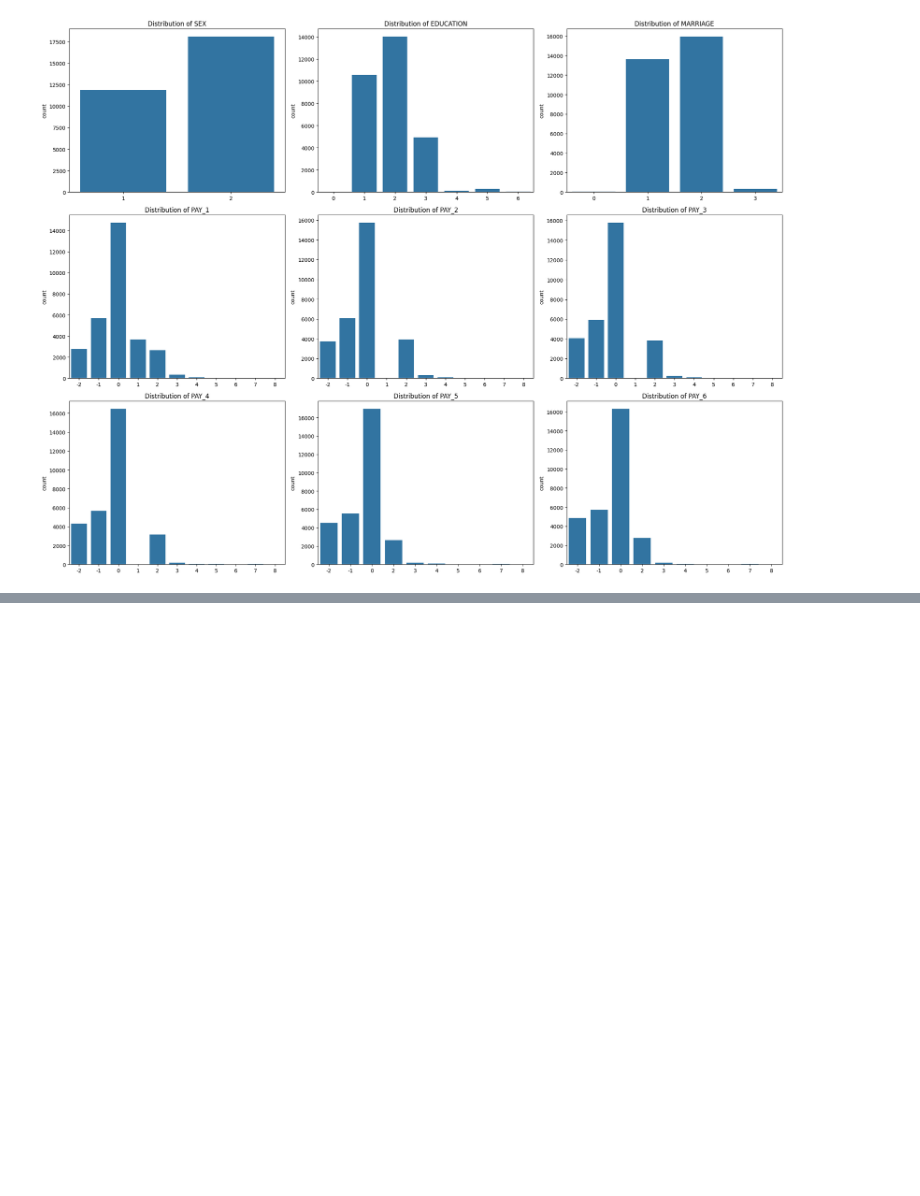
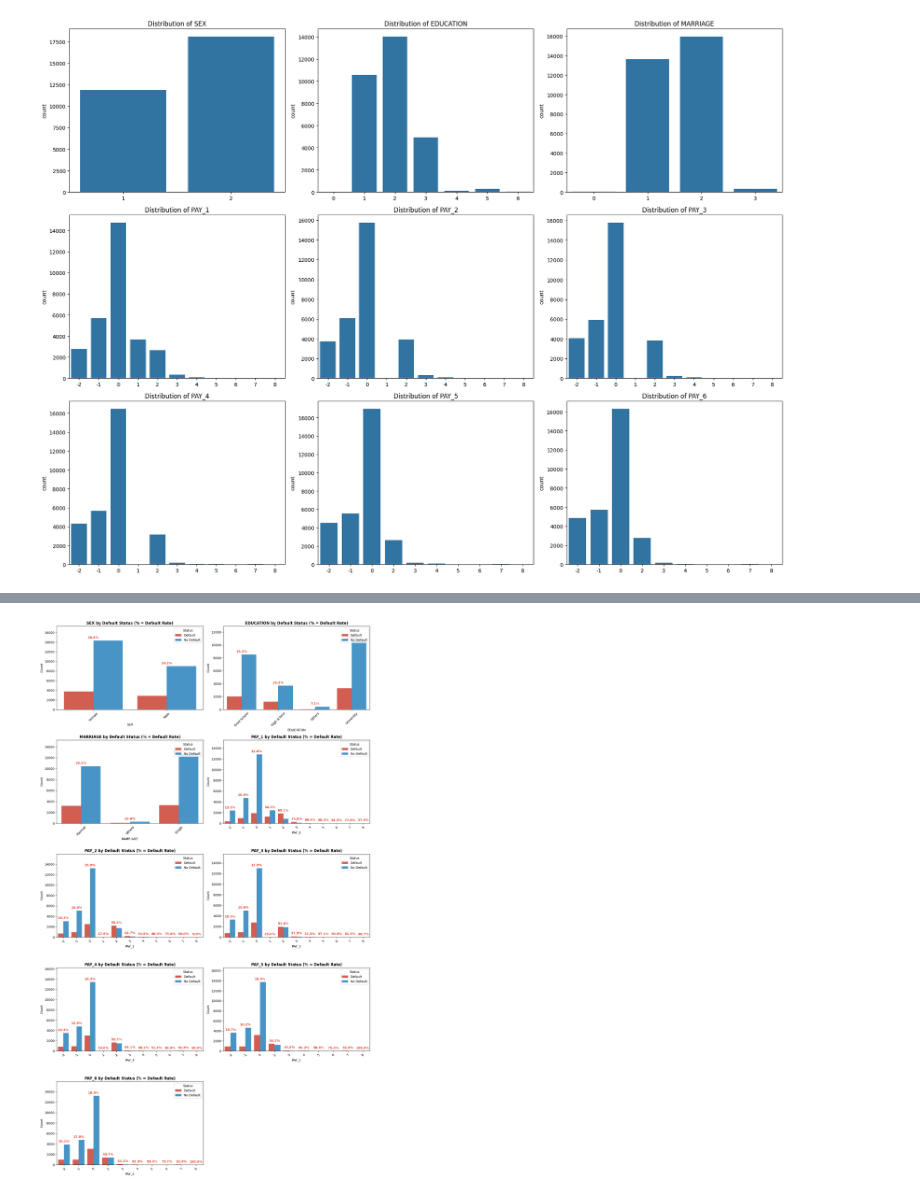
Before and after one commit to dakboiszzz/credit-default-insights, a Jupyter notebook: notebooks/data_exploration.ipynb, the cells around one changed output, grey strips where cells are left out. Saved outputs shown, nothing was run; the diff lists cells and outputs as text; code cells hidden in the pictures; blank space fills up the shorter version.

```diff
--- a/notebooks/data_exploration.ipynb
+++ b/notebooks/data_exploration.ipynb
@@ -268,0 +488,90 @@ From the graphs we can see that the distribution is somewhat inconsistent with t
+# %%
+# 1. Setup the specific columns and target for the Credit Default project
+# We include all non-numeric, non-continuous features
+cat_cols = ['SEX', 'EDUCATION', 'MARRIAGE'] + [f'PAY_{i}' for i in range(1, 7)]
+target_col = 'DEFAULT' # Use your actual target column name
+
+# Create temporary mapping for clean plotting labels (Optional but helpful)
+label_maps = {
+    'SEX': {1: 'Male', 2: 'Female'},
+    'EDUCATION': {1: 'Grad School', 2: 'University', 3: 'High School', 4: 'Others'},
+    'MARRIAGE': {1: 'Married', 2: 'Single', 3: 'Others'},
+    target_col: {0: 'No Default', 1: 'Default'}
+}
+df_plot = df.copy()
+for col, mapping in label_maps.items():
+    if col in df_plot.columns:
+        df_plot[col] = df_plot[col].map(mapping)
+
+# Use the mapped target and target positive class
+mapped_target_col = target_col
+target_positive = 'Default'
+target_negative = 'No Default'
+default_color = '#e74c3c' # Red
+non_default_color = '#3498db' # Blue
+
+# 2. Calculate grid size dynamically
+n_cols_to_plot = len(cat_cols)
+n_rows = math.ceil(n_cols_to_plot / 2)
+n_cols_grid = min(2, n_cols_to_plot)
+
+# 3. Plot configurations
+fig, axes = plt.subplots(n_rows, n_cols_grid, figsize=(15, n_rows * 5))
+
+# Flatten axes for easy iteration
+if n_cols_to_plot == 1:
+    axes = [axes]
+elif n_rows > 1:
+    axes = axes.flatten()
+
+for i, col in enumerate(cat_cols):
+    ax = axes[i]
+
+    # 1. Define fixed order
+    order_list = sorted(df_plot[col].dropna().unique())
+
+    # 2. Create the countplot
+    sns.countplot(data=df_plot, x=col, hue=mapped_target_col, hue_order=[target_positive, target_negative],
+                  ax=ax, palette={target_negative: non_default_color, target_positive: default_color},
+                  order=order_list)
+
+    # 3. Aggregate data to calculate default rates
+    counts = df_plot.groupby([col, mapped_target_col]).size().unstack(fill_value=0)
+    y_max_limit = ax.get_ylim()[1]
+
+    # Place text above the bars for each category
+    for idx, category in enumerate(order_list):
+        if category in counts.index:
+            n_pos = counts.loc[category].get(target_positive, 0)
+            n_neg = counts.loc[category].get(target_negative, 0)
+            total = n_pos + n_neg
+
+            # Calculate default rate
+            rate = (n_pos / total * 100) if total > 0 else 0
+
+            # Determine Y position for text
+            max_bar_height = max(n_pos, n_neg)
+            text_y = max_bar_height + (y_max_limit * 0.02)
+
+            # Draw text (Default Rate %)
+            ax.text(idx, text_y,
+                    f'{rate:.1f}%',
+                    ha='center', va='bottom', fontsize=10, fontweight='bold',
+                    color=default_color) # Highlight with default color
+
+    # Adjust layout settings
+    ax.set_ylim(0, ax.get_ylim()[1] * 1.15)
+    ax.set_title(f'{col} by Default Status (% = Default Rate)', fontsize=12, fontweight='bold')
+    ax.set_xlabel(col, fontsize=10)
+    ax.set_ylabel('Count', fontsize=10)
+    ax.tick_params(axis='x', rotation=45)
+    ax.legend(title='Status', loc='upper right')
+
+# Hide extra subplots if any
+for j in range(i + 1, len(axes)):
+    axes[j].set_visible(False)
+
+plt.tight_layout()
+plt.show()
+# %% [output]
+[figure, added]
```
Also changed, not shown: parts of 28 cells of this notebook.
